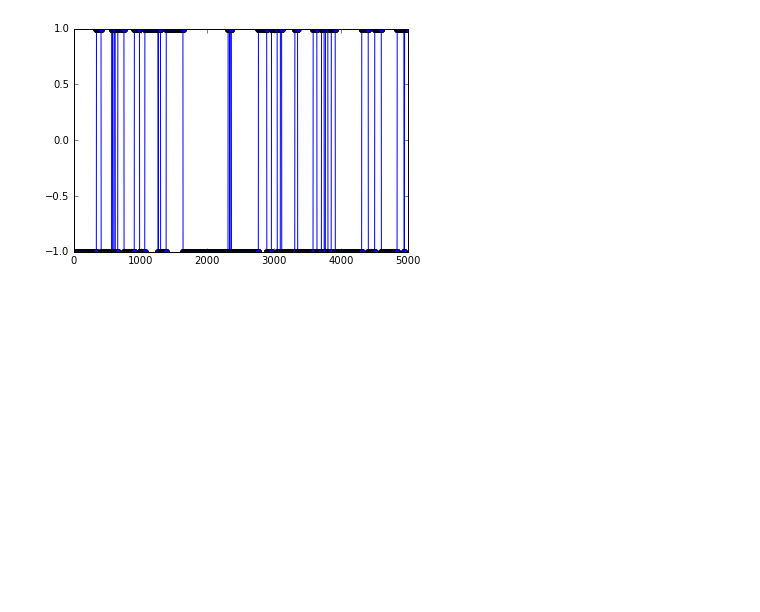
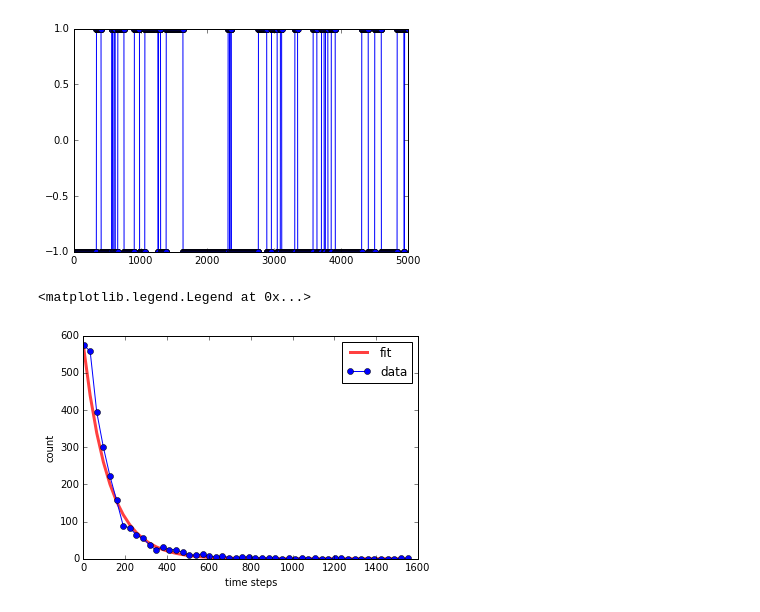
Before and after one commit to Kevin-Sean-Chen/Biophysics, a Jupyter notebook: Bacteria_behavior.ipynb, the cells around one changed output. Drawn from its saved outputs; the diff is of its cells as text; code cells hidden in the pictures; blank space fills up the shorter version.

Commit message:
exponential fitting

```diff
--- a/Bacteria_behavior.ipynb
+++ b/Bacteria_behavior.ipynb
@@ -45,3 +45,14 @@ pos = np.where(abs(np.diff(binarize))>0)[0]
 #intervals
 inter = np.diff(pos)
 aa,bb = np.histogram(inter,bins=50);
+# %%
+normed = aa/max(aa)
+res = np.polyfit(bb[:-1], np.log(aa+10**-3), 1)  #fitting with y=Aexp(x) with logy=ax+b
+plt.plot(bb[:-1],max(aa)*np.exp(res[0]*bb[:-1]),linewidth=3,c='r',alpha=0.75,label='fit')
+plt.plot(bb[:-1],aa,'-o',label='data')
+plt.xlabel('time steps')
+plt.ylabel('count')
+plt.legend()
+# %% [output]
+<matplotlib.legend.Legend at 0x...>
+[figure, added]
```
Also changed, not shown: parts of 6 cells of this notebook.
